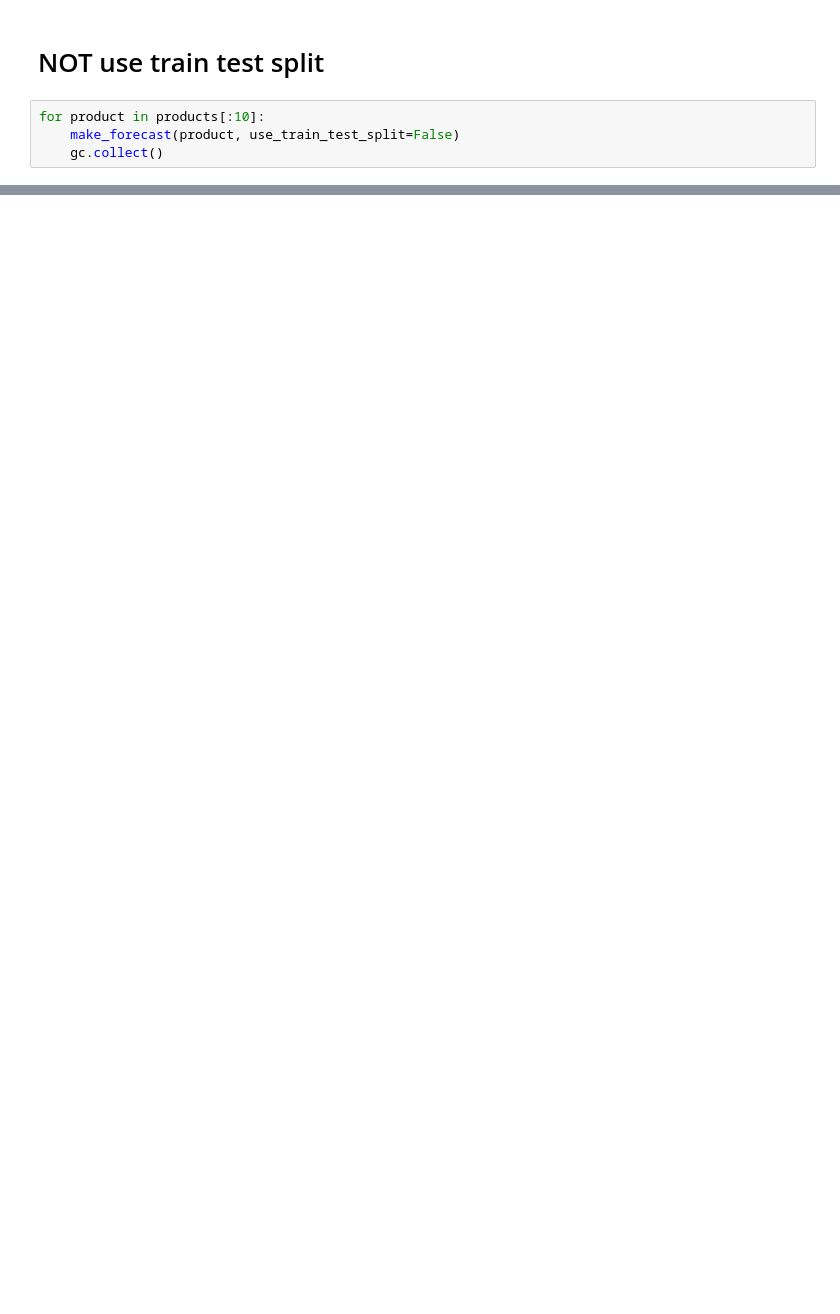
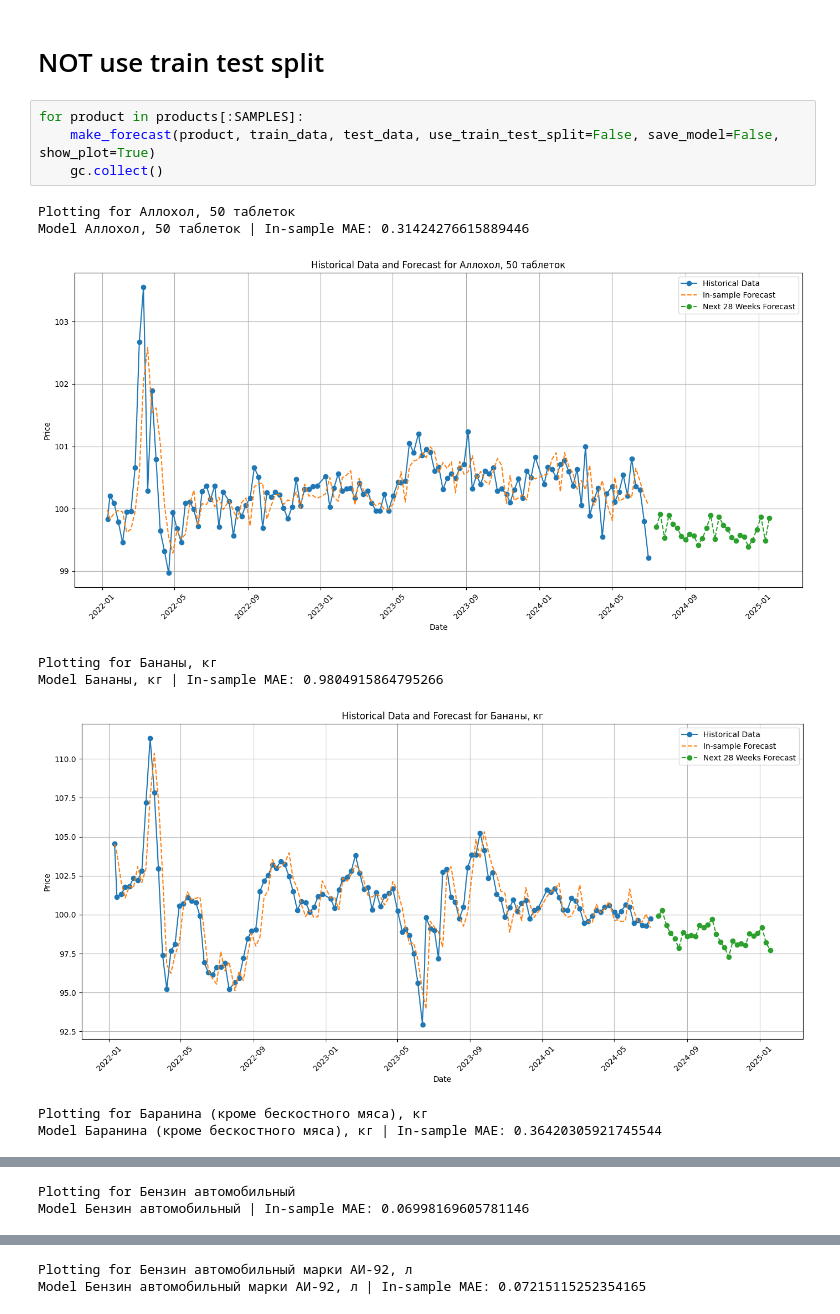
Before and after one commit to RomanchenkoAS/cpi-forecast-service, a Jupyter notebook: models/research_data.ipynb, the cells around one changed output, grey strips where cells are left out. Cells and saved outputs as stored; diff of their text form; blank space fills up the shorter version.

```diff
--- a/models/research_data.ipynb
+++ b/models/research_data.ipynb
@@ -302,6 +283,15 @@ for product in products[:10]:
 # %% [markdown]
 # NOT use train test split
 # %%
-for product in products[:10]:
-    make_forecast(product, use_train_test_split=False)
+for product in products[:SAMPLES]:
+    make_forecast(product, train_data, test_data, use_train_test_split=False, save_model=False, show_plot=True)
     gc.collect()
+# %% [output]
+Plotting for Аллохол, 50 таблеток
+Model Аллохол, 50 таблеток | In-sample MAE: 0.31424276615889446
+[figure, added]
+Plotting for Бананы, кг
+Model Бананы, кг | In-sample MAE: 0.9804915864795266
+[figure, added]
+Plotting for Баранина (кроме бескостного мяса), кг
+Model Баранина (кроме бескостного мяса), кг | In-sample MAE: 0.36420305921745544
@@ -307,0 +299,2 @@ for product in products[:10]:
+Plotting for Бензин автомобильный
+Model Бензин автомобильный | In-sample MAE: 0.06998169605781146
@@ -307,0 +302,2 @@ for product in products[:10]:
+Plotting for Бензин автомобильный марки АИ-92, л
+Model Бензин автомобильный марки АИ-92, л | In-sample MAE: 0.07215115252354165
```
Also changed, not shown: parts of 13 cells of this notebook, 13 other files.
